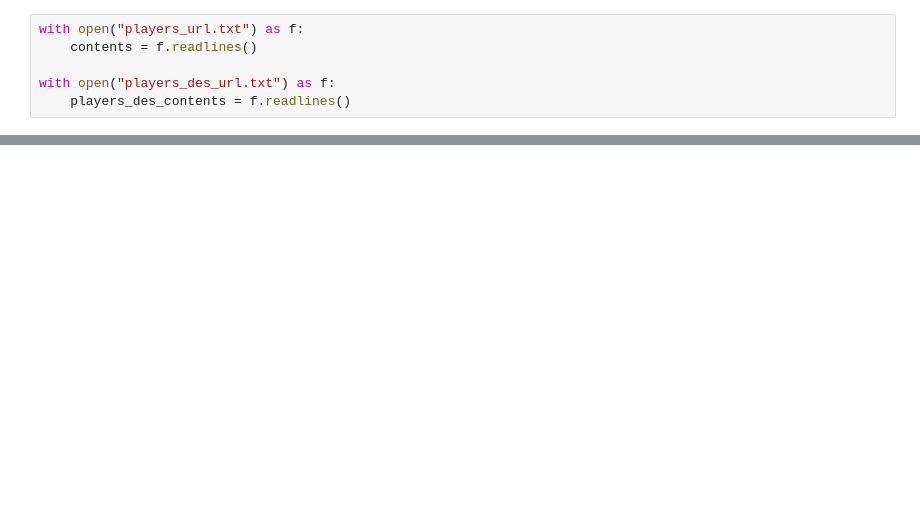
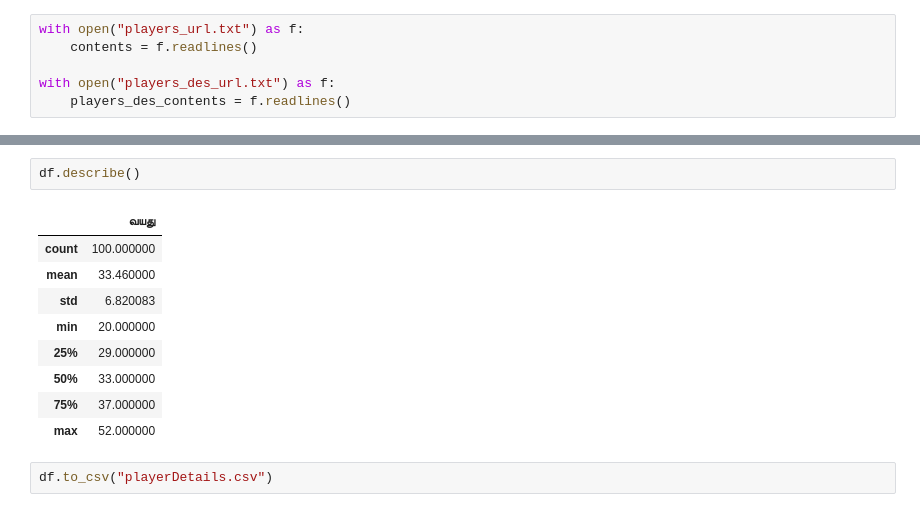
Before and after one commit to sthenusan/SearchEngine-IR, a Jupyter notebook: Web Scraping Cricbuzz for a player.ipynb, the cells around one changed output, grey strips where cells are left out. Cells and saved outputs as stored; diff of their text form; blank space fills up the shorter version.

```diff
--- a/Web Scraping Cricbuzz for a player.ipynb
+++ b/Web Scraping Cricbuzz for a player.ipynb
@@ -129,0 +226,14 @@ for j in range(len(contents)):
+# %%
+df.describe()
+# %% [output]
+|  | வயது |
+| count | 100.000000 |
+| mean | 33.460000 |
+| std | 6.820083 |
+| min | 20.000000 |
+| 25% | 29.000000 |
+| 50% | 33.000000 |
+| 75% | 37.000000 |
+| max | 52.000000 |
+# %%
+df.to_csv("playerDetails.csv")
```
Also changed, not shown: parts of 13 cells of this notebook.
